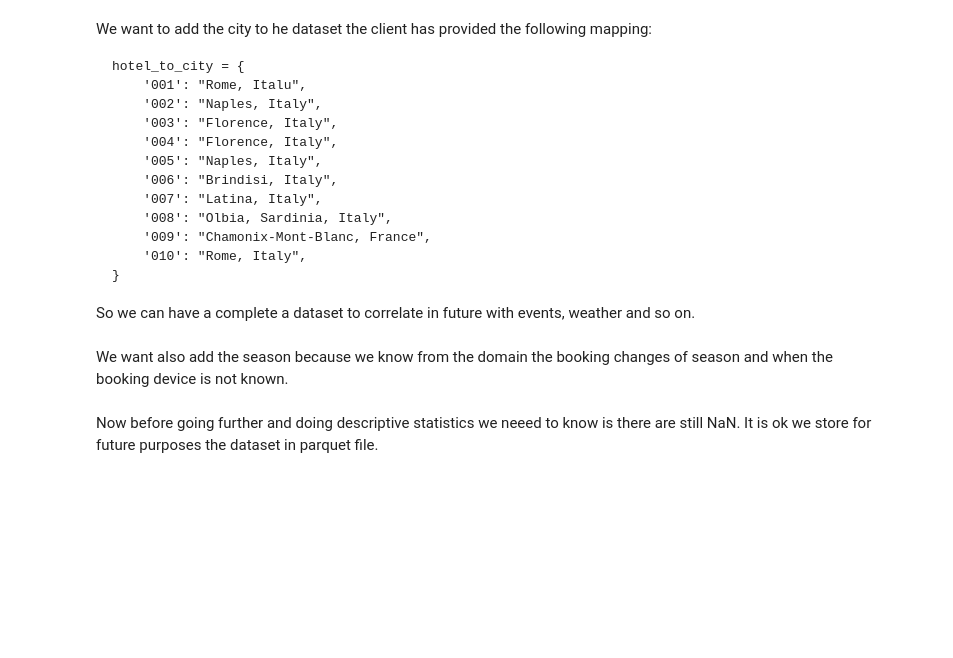
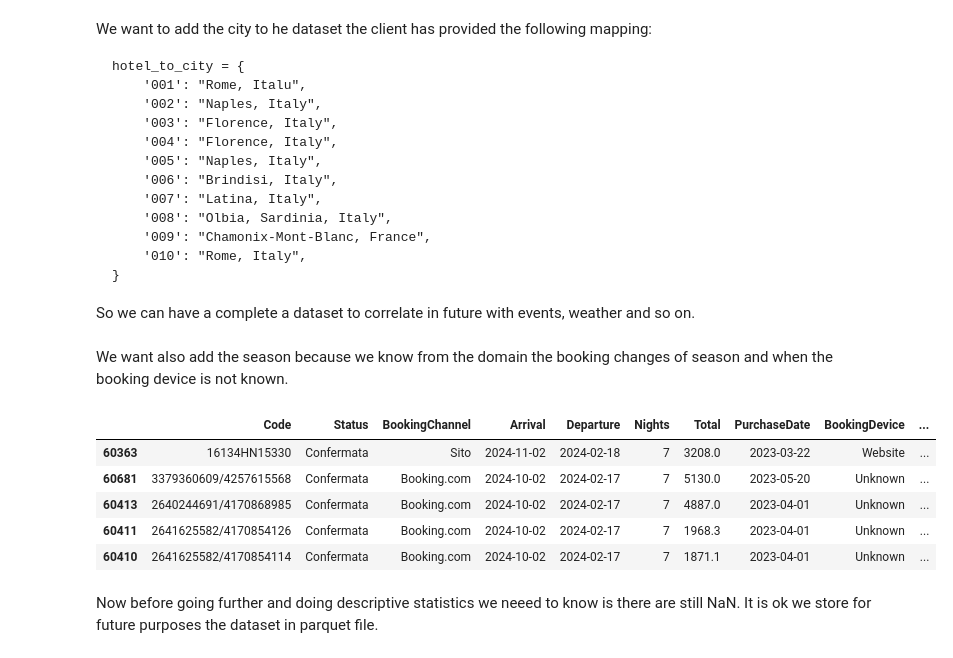
Before and after one commit to CCT-Dublin/capstone-project-feb-2024-pt-giorgiozoppi, a Jupyter notebook: CapstoneProjectGiorgioZoppi.ipynb, the cells around one changed output. Saved outputs shown, nothing was run; the diff lists cells and outputs as text; code cells hidden in the pictures; blank space fills up the shorter version.

```diff
--- a/CapstoneProjectGiorgioZoppi.ipynb
+++ b/CapstoneProjectGiorgioZoppi.ipynb
@@ -158,19 +208,26 @@ sorted_bookings_df['City'] = sorted_bookings_df['HotelId'].apply(get_city)
 We want also add the season because we know from the domain the booking changes of season and when the booking device is not known.
 # %%
 # we clean unknown
-sorted_bookings_df['BoookingDevice'].fillna('Unknown', inplace=True)
+sorted_bookings_df['BookingDevice'].fillna('Unknown', inplace=True)
 def get_season(date):
     month = date.month
     if month in [12, 1, 2]:
         return 'Winter'
     elif month in [3, 4, 5]:
         return 'Spring'
     elif month in [6, 7, 8]:
         return 'Summer'
     elif month in [9, 10, 11]:
         return 'Fall'
 sorted_bookings_df['Season'] = sorted_bookings_df['Arrival'].apply(get_season)
 sorted_bookings_df.head()
+# %% [output]
+|  | Code | Status | BookingChannel | Arrival | Departure | Nights | Total | PurchaseDate | BookingDevice | ... |
+| 60363 | 16134HN15330 | Confermata | Sito | 2024-11-02 | 2024-02-18 | 7 | 3208.0 | 2023-03-22 | Website | ... |
+| 60681 | 3379360609/4257615568 | Confermata | Booking.com | 2024-10-02 | 2024-02-17 | 7 | 5130.0 | 2023-05-20 | Unknown | ... |
+| 60413 | 2640244691/4170868985 | Confermata | Booking.com | 2024-10-02 | 2024-02-17 | 7 | 4887.0 | 2023-04-01 | Unknown | ... |
+| 60411 | 2641625582/4170854126 | Confermata | Booking.com | 2024-10-02 | 2024-02-17 | 7 | 1968.3 | 2023-04-01 | Unknown | ... |
+| 60410 | 2641625582/4170854114 | Confermata | Booking.com | 2024-10-02 | 2024-02-17 | 7 | 1871.1 | 2023-04-01 | Unknown | ... |
 # %% [markdown]
 Now before going further and doing descriptive statistics we neeed to know is there are still NaN. It is ok we store for future purposes the dataset in parquet file.
 # %%
```
Also changed, not shown: parts of 18 cells of this notebook, 1 other file.
